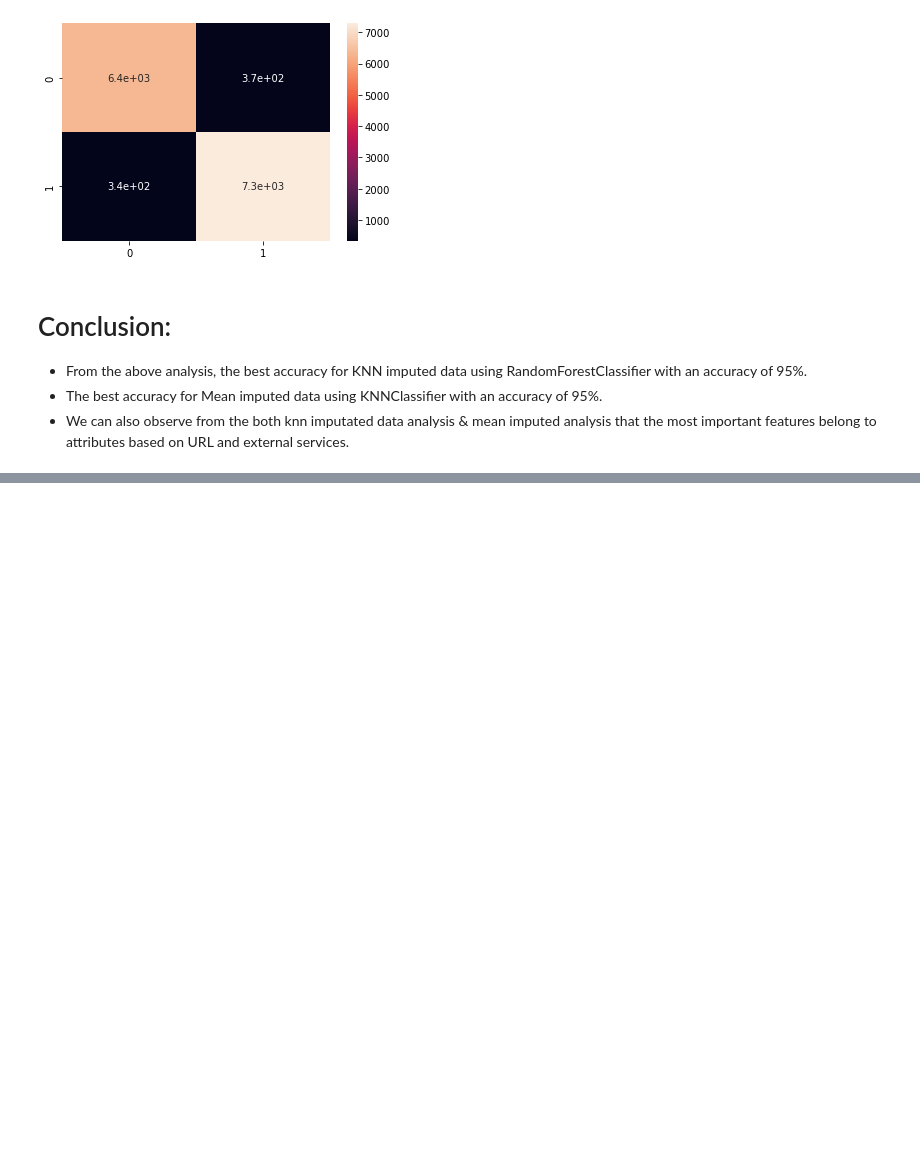
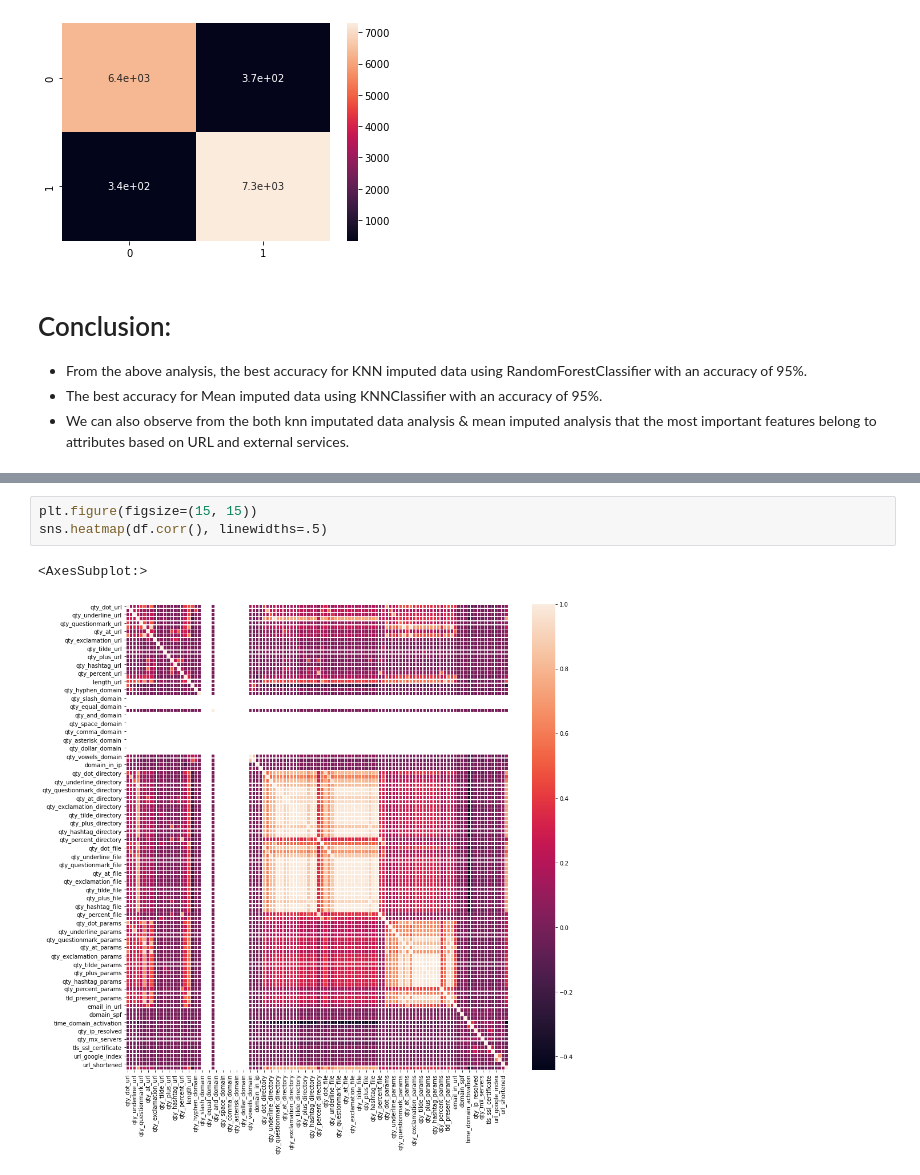
Before and after one commit to SaiGowtham-11/Customer-Analysis-and-Segementation, a Jupyter notebook: Milestone3Final.ipynb, the cells around one changed output, grey strips where cells are left out. Drawn from its saved outputs; the diff is of its cells as text; blank space fills up the shorter version.

```diff
--- a/Milestone3Final.ipynb
+++ b/Milestone3Final.ipynb
@@ -1059,0 +1194,6 @@ weighted avg       0.95      0.95      0.95     14352
+# %%
+plt.figure(figsize=(15, 15))
+sns.heatmap(df.corr(), linewidths=.5)
+# %% [output]
+<AxesSubplot:>
+[figure, added]
```
Also changed, not shown: parts of 43 cells of this notebook.
